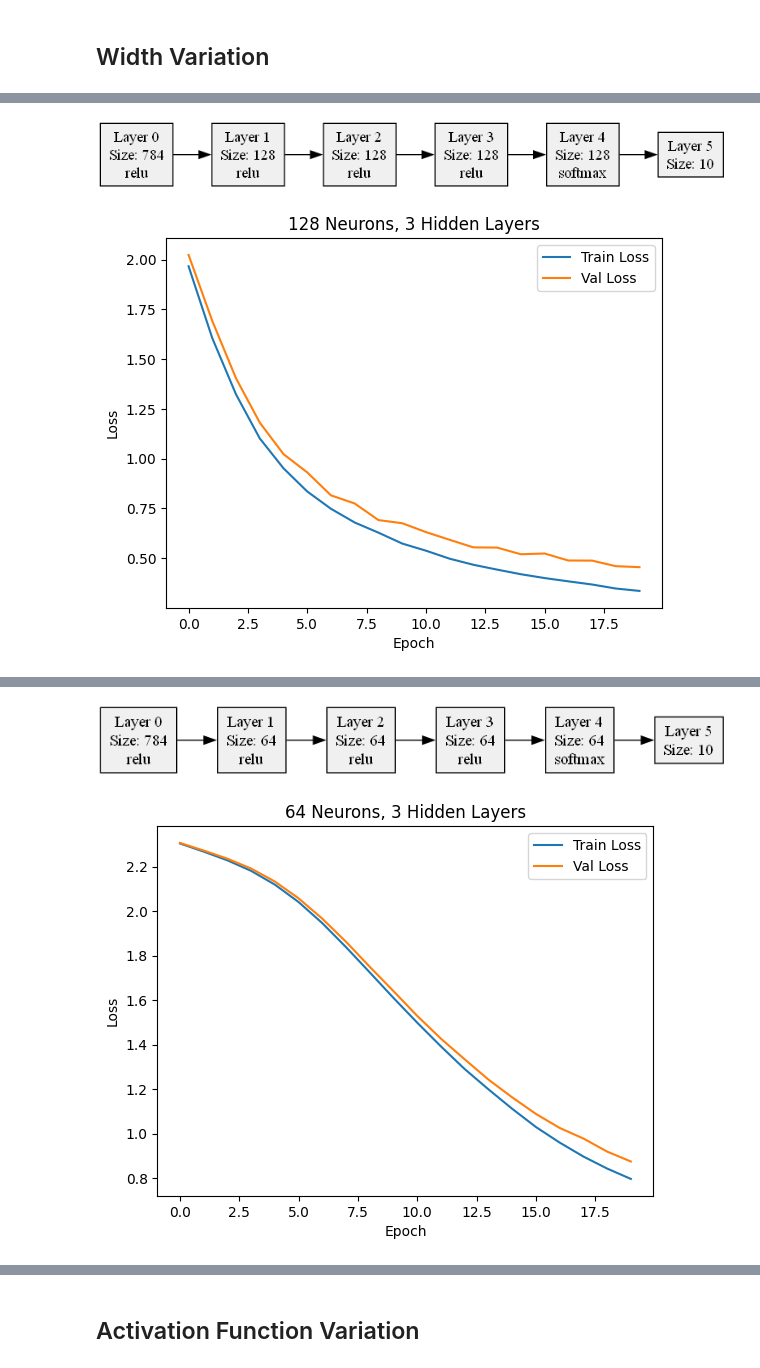
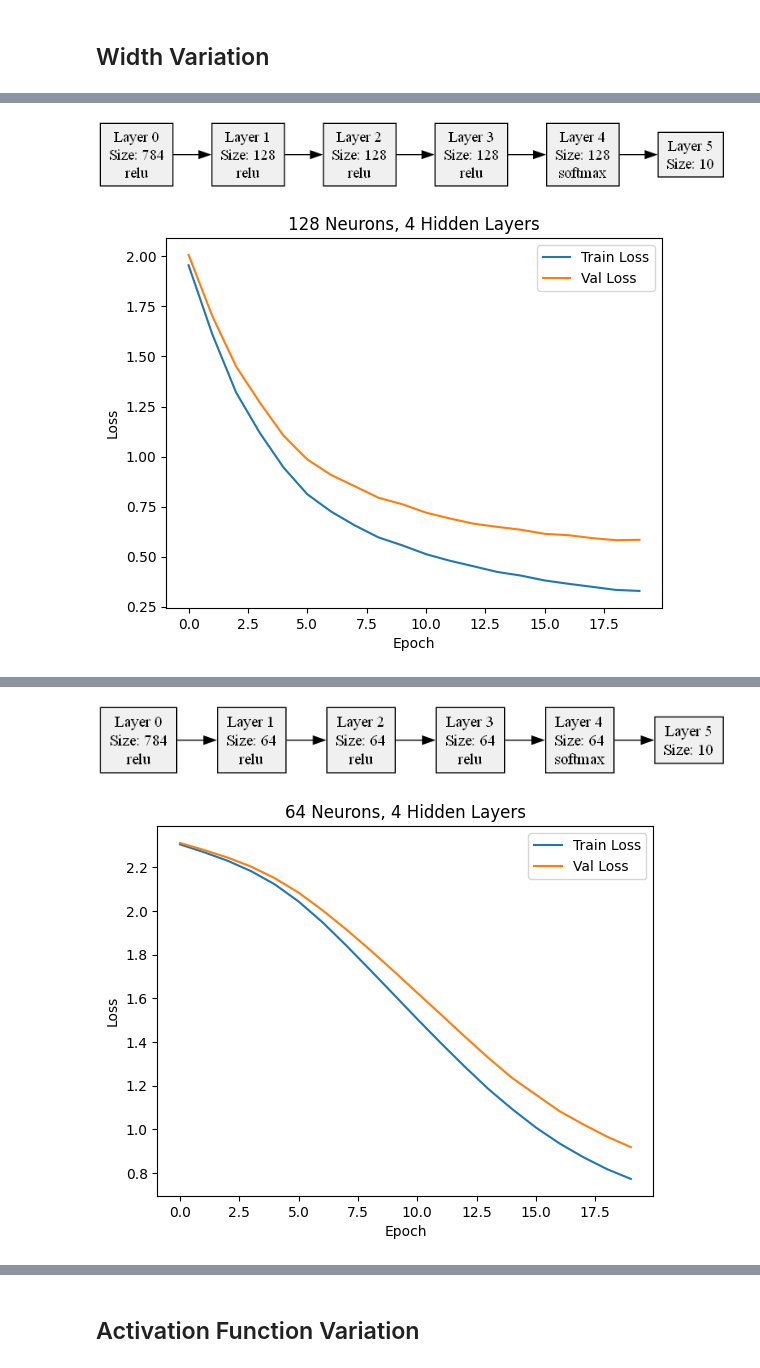
Before and after one commit to jimlynurarif/whitebox, a Jupyter notebook: src/test_case.ipynb, the cells around one changed output, grey strips where cells are left out. Drawn from its saved outputs; the diff is of its cells as text; code cells hidden in the pictures.

```diff
--- a/src/test_case.ipynb
+++ b/src/test_case.ipynb
@@ -354,7 +354,7 @@ history = ffnn_model.train(
 )
 ffnn_model.plot_as_graph()
 
-plt.title('128 Neurons, 3 Hidden Layers')
+plt.title('128 Neurons, 4 Hidden Layers')
 plt.plot(history['train_loss'], label='Train Loss')
 plt.plot(history['val_loss'], label='Val Loss')
 plt.xlabel('Epoch')
@@ -408,7 +408,7 @@ history = ffnn_model.train(
 )
 ffnn_model.plot_as_graph()
 
-plt.title('64 Neurons, 3 Hidden Layers')
+plt.title('64 Neurons, 4 Hidden Layers')
 plt.plot(history['train_loss'], label='Train Loss')
 plt.plot(history['val_loss'], label='Val Loss')
 plt.xlabel('Epoch')
@@ -462,7 +462,7 @@ history = ffnn_model.train(
 )
 ffnn_model.plot_as_graph()
 
-plt.title('32 Neurons, 3 Hidden Layers')
+plt.title('32 Neurons, 4 Hidden Layers')
 plt.plot(history['train_loss'], label='Train Loss')
 plt.plot(history['val_loss'], label='Val Loss')
 plt.xlabel('Epoch')
@@ -507,2 +507,2 @@ Epoch 20/20 - Train Loss: 0.3347 - Val Loss: 0.4542
 [figure]
-[figure, old version]
+[figure, new version]
@@ -529,2 +529,2 @@ Epoch 20/20 - Train Loss: 0.7972 - Val Loss: 0.8755
 [figure]
-[figure, old version]
+[figure, new version]
```
Also changed, not shown: parts of 1 cell of this notebook.
